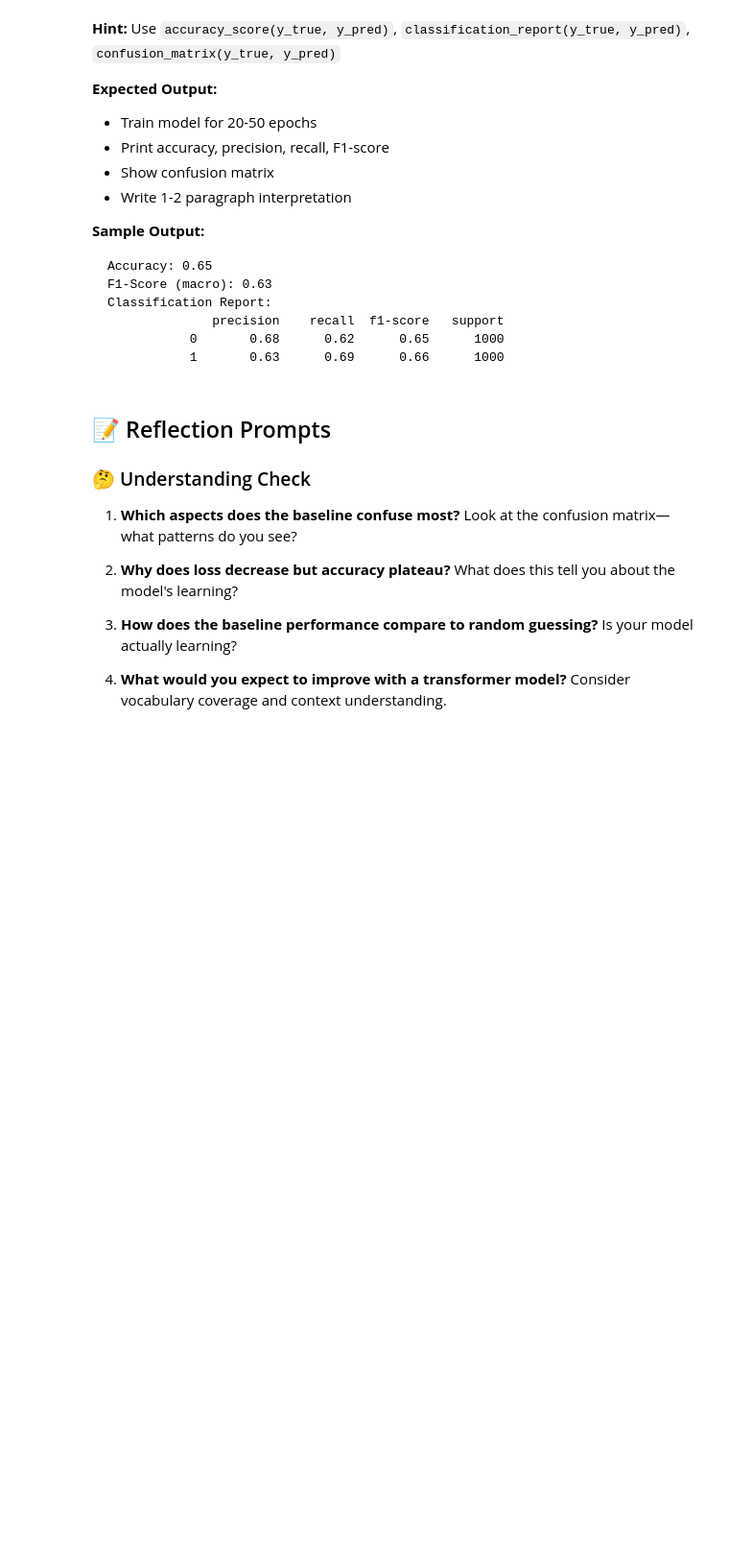
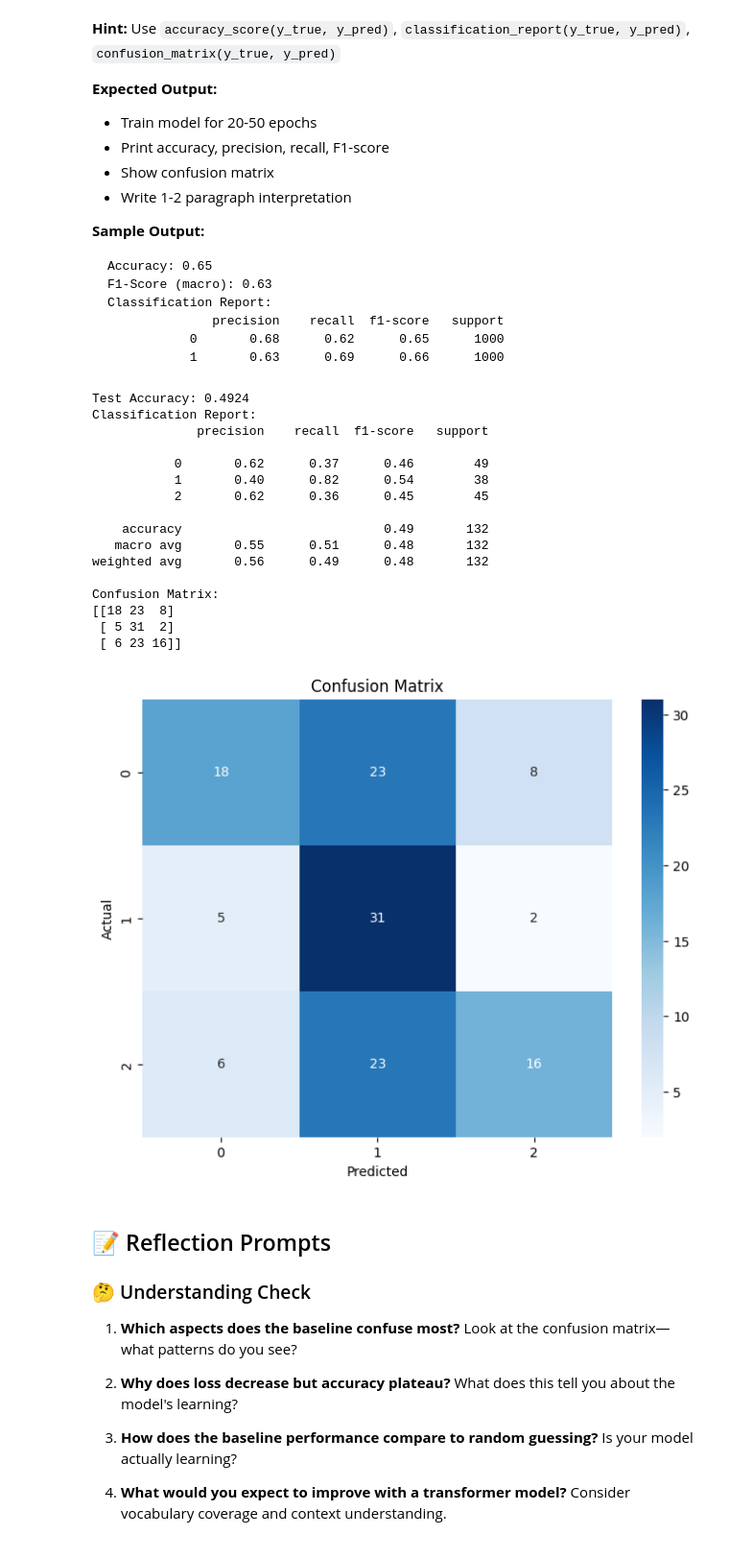
Before and after one commit to Tuminha/IMDB-Movie-Classification-with-NN, a Jupyter notebook: notebooks/06_eval_baseline_metrics.ipynb, the cells around one changed output. Shown: that part at 96% size. Cells and saved outputs as stored; diff of their text form; code cells hidden in the pictures; blank space fills up the shorter version.

```diff
--- a/notebooks/06_eval_baseline_metrics.ipynb
+++ b/notebooks/06_eval_baseline_metrics.ipynb
@@ -100,3 +312,42 @@ from sklearn.metrics import accuracy_score, classification_report, confusion_mat
+# %%
+# TODO #3: Compute metrics and analysis
+from sklearn.metrics import accuracy_score, classification_report, confusion_matrix
+
+# Your code here
+accuracy = accuracy_score(y_tensor_test.numpy(), torch.argmax(model(X_tensor_test), dim=1).numpy())
+print(f'Test Accuracy: {accuracy:.4f}')
+print('Classification Report:')
+print(classification_report(y_tensor_test.numpy(), torch.argmax(model(X_tensor_test), dim=1).numpy()))
+print('Confusion Matrix:')
+print(confusion_matrix(y_tensor_test.numpy(), torch.argmax(model(X_tensor_test), dim=1).numpy()))
+
+# Plot confusion matrix
+import seaborn as sns
+cm = confusion_matrix(y_tensor_test.numpy(), torch.argmax(model(X_tensor_test), dim=1).numpy())
+plt.figure(figsize=(8,6))
+sns.heatmap(cm, annot=True, fmt='d', cmap='Blues')
+plt.xlabel('Predicted')
+plt.ylabel('Actual')
+plt.title('Confusion Matrix')
+plt.show()
+# %% [output]
+Test Accuracy: 0.4924
+Classification Report:
+              precision    recall  f1-score   support
+
+           0       0.62      0.37      0.46        49
+           1       0.40      0.82      0.54        38
+           2       0.62      0.36      0.45        45
+
+    accuracy                           0.49       132
+   macro avg       0.55      0.51      0.48       132
+weighted avg       0.56      0.49      0.48       132
+
+Confusion Matrix:
+[[18 23  8]
+ [ 5 31  2]
+ [ 6 23 16]]
+[figure, added]
 # %% [markdown]
 ## 📝 Reflection Prompts
 
```
Also changed, not shown: parts of 8 cells of this notebook, 5 other files.
